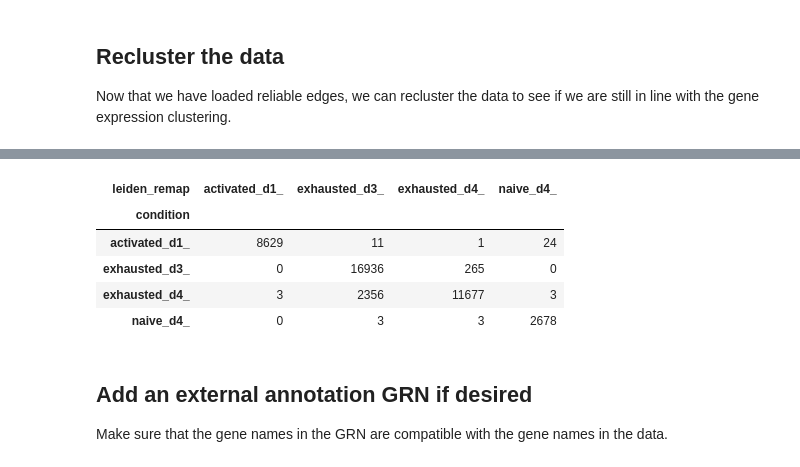
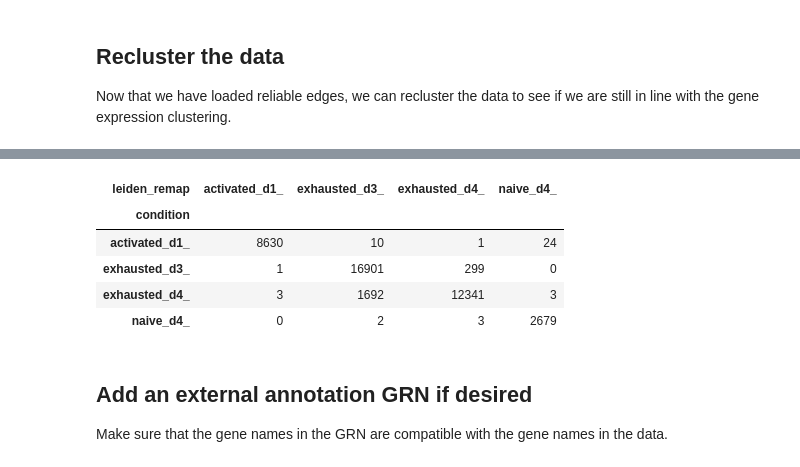
Before and after one commit to bionetslab/netmap-evaluation, a Jupyter notebook: src/manuscript_cd8_exhaustion/cd8_downstream_update.ipynb, the cells around one changed output, grey strips where cells are left out. Drawn from its saved outputs; the diff is of its cells as text; code cells hidden in the pictures.

```diff
--- a/src/manuscript_cd8_exhaustion/cd8_downstream_update.ipynb
+++ b/src/manuscript_cd8_exhaustion/cd8_downstream_update.ipynb
@@ -143,14 +154,13 @@ plt.show()
 # %%
-cross_tab = pd.crosstab( grn_adata.obs['condition'],  grn_adata.obs['leiden_remap'])
+cross_tab = pd.crosstab( grn_adata2.obs['condition'],  grn_adata2.obs['leiden_remap'])
+cross_tab
+# %% [output]
+| leiden_remap | activated_d1_ | exhausted_d3_ | exhausted_d4_ | naive_d4_ |
+| condition |  |  |  |  |
+| activated_d1_ | 8630 | 10 | 1 | 24 |
+| exhausted_d3_ | 1 | 16901 | 299 | 0 |
+| exhausted_d4_ | 3 | 1692 | 12341 | 3 |
+| naive_d4_ | 0 | 2 | 3 | 2679 |
-# %%
-cross_tab
-# %% [output]
-| leiden_remap | activated_d1_ | exhausted_d3_ | exhausted_d4_ | naive_d4_ |
-| condition |  |  |  |  |
-| activated_d1_ | 8629 | 11 | 1 | 24 |
-| exhausted_d3_ | 0 | 16936 | 265 | 0 |
-| exhausted_d4_ | 3 | 2356 | 11677 | 3 |
-| naive_d4_ | 0 | 3 | 3 | 2678 |
 # %% [markdown]
 ## Add an external annotation GRN if desired
 Make sure that the gene names in the GRN are compatible with the gene names in the data.
```
Also changed, not shown: parts of 45 cells of this notebook, 6 other files.
